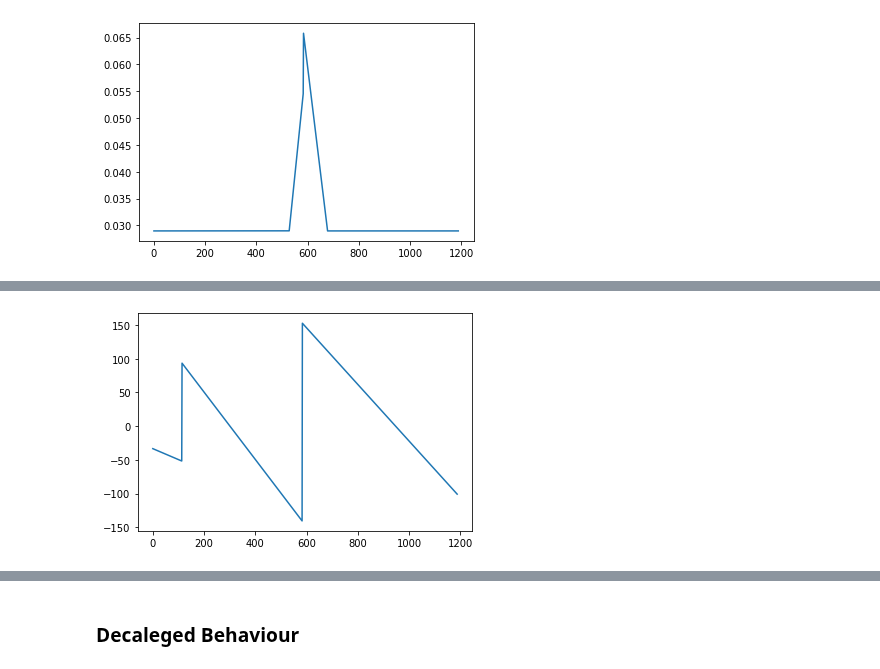
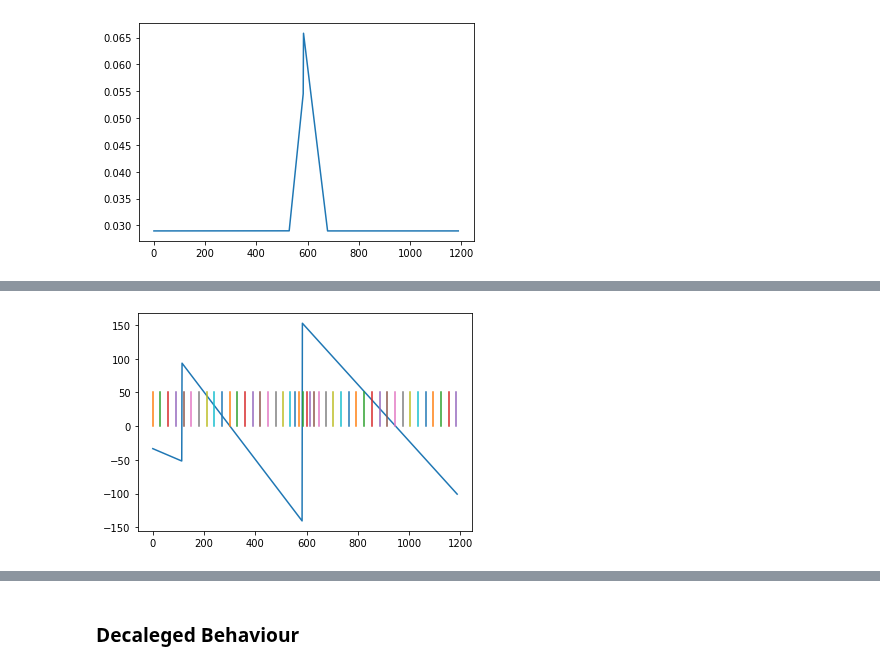
Before and after one commit to luisggc/FConcrete, a Jupyter notebook: jupyter/Hiper.ipynb, the cells around one changed output, grey strips where cells are left out. Cells and saved outputs as stored; diff of their text form; code cells hidden in the pictures.

Commit message:
TransversalBar implemented

```diff
--- a/jupyter/Hiper.ipynb
+++ b/jupyter/Hiper.ipynb
@@ -102,5 +52,5 @@ numpy.transpose([numpy.tile(x, len(y)), numpy.repeat(y, len(x))])
 # %%
-class TransvSteelBar():
+class TransvSteelBarSolve():
     def __init__(self, concrete_beam, fyk=50, theta_in_degree=45, alpha_in_degree = 90):
         self.available = fc.config.available_material["concrete_transv_steel_bars"]
         self.concrete_beam = concrete_beam
@@ -112,12 +62,12 @@ class TransvSteelBar():
         self.theta = (theta_in_degree*pi)/180
         self.alpha = (alpha_in_degree*pi)/180
         v_rd2, d, v_sd = self.checkProbableCompressedConnectingRod()
-        self.s_max = self.getS_max(v_rd2, d, v_sd, self.available)
-
+        self.s_max = self._getS_max(v_rd2, d, v_sd, self.available)
         self.shear_area_per_cm = self.getShearSteelAreaPerCmDiagram()
+        self.transv_steel_bars = self.getStirrupsInfo()
 
     @staticmethod
-    def getS_max(v_rd2, d, v_sd, available):
+    def _getS_max(v_rd2, d, v_sd, available):
         s_max = min(0.6*d, 30) if v_sd <= 0.67*v_rd2 else min(0.3*d, 20)
         return s_max
 
@@ -153,10 +103,8 @@ class TransvSteelBar():
         As_per_cm_min = self.getMinimumSteelAreaPerCm(section)
 
         _, single_beam_element = self.concrete_beam.getSingleBeamElementInX(x)
-        fck = single_beam_element.section.material.fck
         bw = single_beam_element.section.bw
         d = single_beam_element.section.d
-        fcd = single_beam_element.section.material.fcd
         fctd = single_beam_element.section.material.fctd
 
         v_c0 = 0.6*fctd*bw*d
@@ -176,8 +124,33 @@ class TransvSteelBar():
         table = self.available.table
         diameter, space, area, as_per_cm = table[table[:, 3] >= as_per_cm][0]
         return diameter, space, area, as_per_cm
+
+    def getStirrupsInfo(self):
+        x_array, shear_area_per_cm = self.x, self.shear_area_per_cm
+        s_max = self.s_max
+        x = beam.x_begin
+        transversal_steel = TransvSteelBars()
+
+        while x<beam.x_end:
+            x_loop = ((x_array>x) & (x_array<x+s_max))
+            shear = max(abs(shear_area_per_cm[x_loop]))
+            diameter, space, area, as_per_cm = self.getComercialInfo(shear)
+            single_beam_element = self.concrete_beam.getSingleBeamElementInX(x)[1]
+            height = single_beam_element.section.height
+            width = single_beam_element.section.width()
+            c = single_beam_element.section.material.c
+            transversal_steel.add(
+                fc.TransvSteelBar(x, height-2*c, width-2*c, diameter, space, area, as_per_cm)
+            )
+            x += space
+
+        return transversal_steel
+
+    def plot(self):
+        for x, height in zip(self.transv_steel_bars.x, self.transv_steel_bars.heights):
+            plt.plot([x,x], [0,height])
 # %%
-trans_bar = TransvSteelBar(
+trans_bar = TransvSteelBarSolve(
     concrete_beam=beam,
     fyk=50,
     theta_in_degree = 45,
@@ -205,4 +230,5 @@ for x in x_change:
 # %%
 beam.plotShearDiagram()
+trans_bar.plot()
 # %% [output]
-[figure, old version]
+[figure, new version]
```
Also changed, not shown: parts of 18 cells of this notebook, 8 other files.
